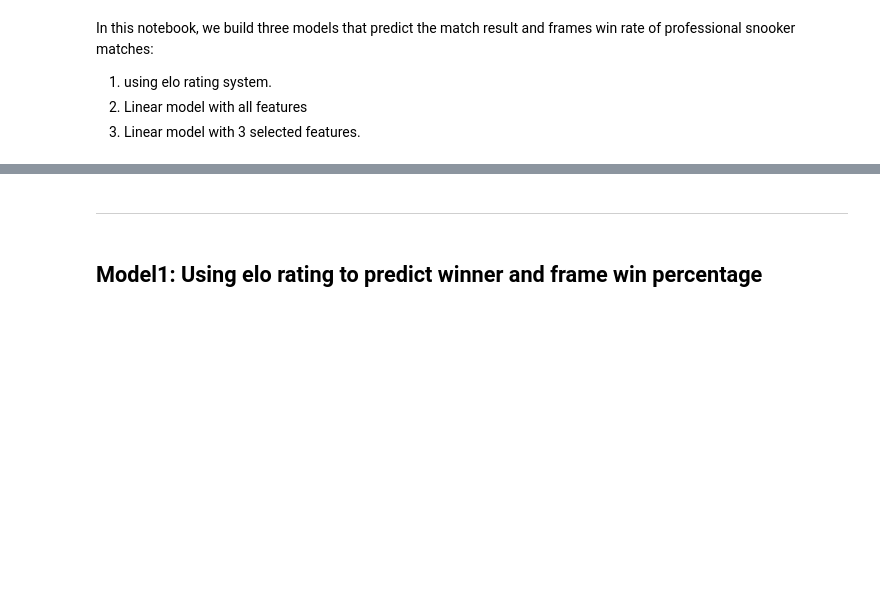
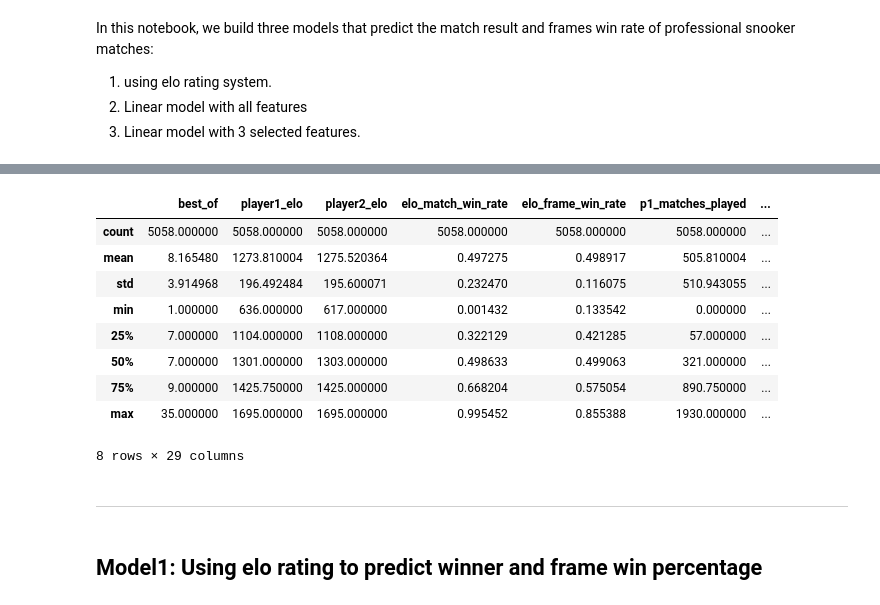
Before and after one commit to PubohH/2025-Summer-Erdos-Elo-Project, a Jupyter notebook: Jimmy/6_Models/elo_and_linear_models.ipynb, the cells around one changed output, grey strips where cells are left out. Drawn from its saved outputs; the diff is of its cells as text; code cells hidden in the pictures; blank space fills up the shorter version.

```diff
--- a/Jimmy/6_Models/elo_and_linear_models.ipynb
+++ b/Jimmy/6_Models/elo_and_linear_models.ipynb
@@ -69,6 +69,19 @@ memory usage: 463.7+ KB
 #p1_matches_win_rate and p2_matches_win_rate both have missing values
 #We will fill them with 0.5
 data.fillna(0.5, inplace = True)
+# %%
+data.describe()
+# %% [output]
+|  | best_of | player1_elo | player2_elo | elo_match_win_rate | elo_frame_win_rate | p1_matches_played | ... |
+| count | 5058.000000 | 5058.000000 | 5058.000000 | 5058.000000 | 5058.000000 | 5058.000000 | ... |
+| mean | 8.165480 | 1273.810004 | 1275.520364 | 0.497275 | 0.498917 | 505.810004 | ... |
+| std | 3.914968 | 196.492484 | 195.600071 | 0.232470 | 0.116075 | 510.943055 | ... |
+| min | 1.000000 | 636.000000 | 617.000000 | 0.001432 | 0.133542 | 0.000000 | ... |
+| 25% | 7.000000 | 1104.000000 | 1108.000000 | 0.322129 | 0.421285 | 57.000000 | ... |
+| 50% | 7.000000 | 1301.000000 | 1303.000000 | 0.498633 | 0.499063 | 321.000000 | ... |
+| 75% | 9.000000 | 1425.750000 | 1425.000000 | 0.668204 | 0.575054 | 890.750000 | ... |
+| max | 35.000000 | 1695.000000 | 1695.000000 | 0.995452 | 0.855388 | 1930.000000 | ... |
+8 rows × 29 columns
 # %%
 #Train test split
 from sklearn.model_selection import train_test_split
```
Also changed, not shown: parts of 14 cells of this notebook, 19 other files.
